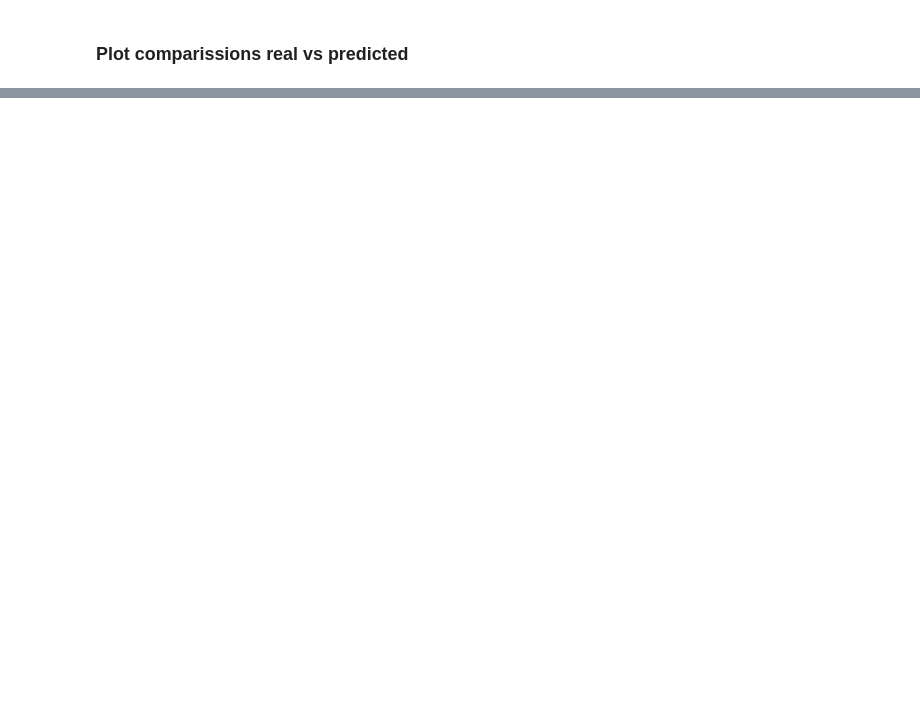
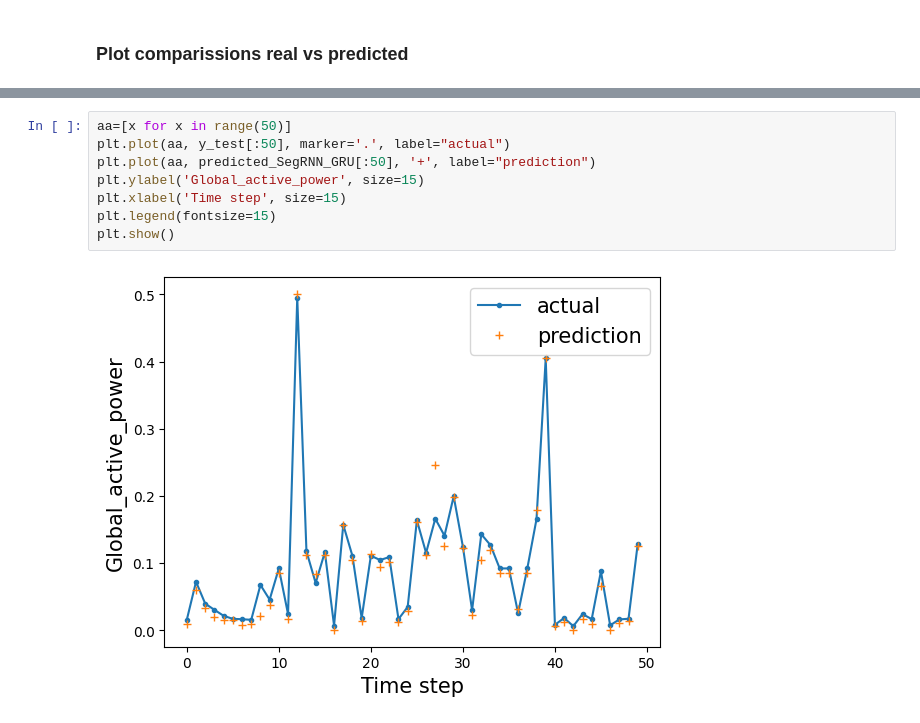
Before and after one commit to AndreyArguedas/DeepLearning, a Jupyter notebook: Documentos de Deep Learning GR 40/TC3/TP3-DL-AndreyArguedas.ipynb, the cells around one changed output, grey strips where cells are left out. Saved outputs shown, nothing was run; the diff lists cells and outputs as text; blank space fills up the shorter version.

```diff
--- a/Documentos de Deep Learning GR 40/TC3/TP3-DL-AndreyArguedas.ipynb
+++ b/Documentos de Deep Learning GR 40/TC3/TP3-DL-AndreyArguedas.ipynb
@@ -740,3 +780,13 @@ plt.show()
+# %%
+aa=[x for x in range(50)]
+plt.plot(aa, y_test[:50], marker='.', label="actual")
+plt.plot(aa, predicted_SegRNN_GRU[:50], '+', label="prediction")
+plt.ylabel('Global_active_power', size=15)
+plt.xlabel('Time step', size=15)
+plt.legend(fontsize=15)
+plt.show()
+# %% [output]
+[figure, added]
 # %%
 aa=[x for x in range(50)]
 plt.plot(aa, y_test[:50], marker='.', label="actual")
```
Also changed, not shown: parts of 10 cells of this notebook.
